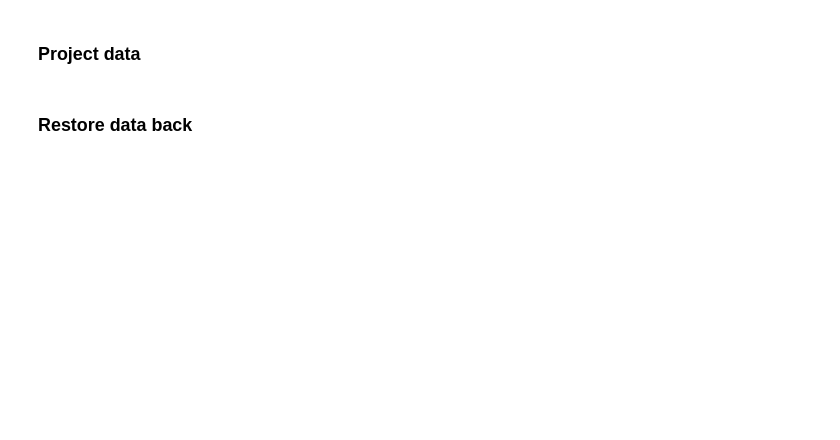
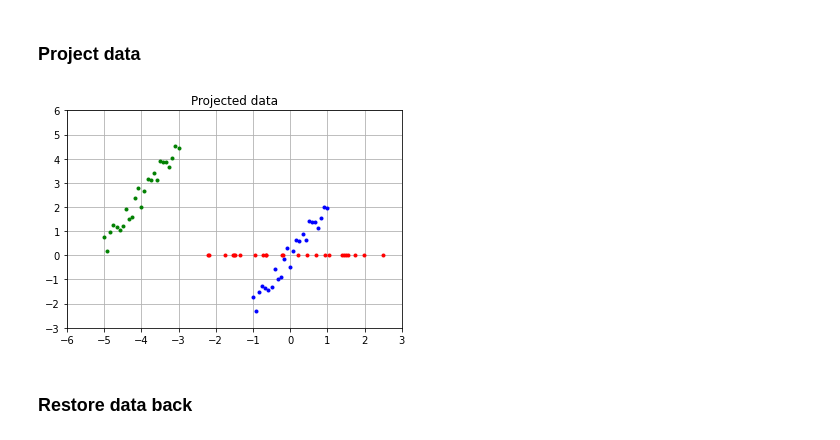
Before and after one commit to themmyloluwaa/mladl_practice, a Jupyter notebook: Labs/[L7]- PCA, Regularization.ipynb, the cells around one changed output. Drawn from its saved outputs; the diff is of its cells as text; code cells hidden in the pictures; blank space fills up the shorter version.

```diff
--- a/Labs/[L7]- PCA, Regularization.ipynb
+++ b/Labs/[L7]- PCA, Regularization.ipynb
@@ -184,7 +269,7 @@ print('cov(X,Y):', cov_xy)
 ### Eigenvectors and eigenvalues
 # %%
 # compute eigenvectors and eigenvalues, print them
-eig_values, eig_vectors = ???
+eig_values, eig_vectors = np.linalg.eig(cov_mat)
 print('eig_values:', eig_values)
 print('eig_vectors:\n', eig_vectors)
 
@@ -192,7 +277,9 @@ print('eig_vectors:\n', eig_vectors)
 # if not, order eigenvectors and eigenvalues by eigenvalues, descending (3 lines)
 # Note: the eig_vectors is a col vectors.
 
-
+idx = np.argsort(-eig_values)
+eig_values = eig_values[idx]
+eig_vectors = eig_vectors[:,idx]
 print('\nsorteed eig_values:', eig_values)
 print('sorted eig_vectors:\n', eig_vectors)
 
@@ -203,15 +302,17 @@ print('\nretained variance:',   retained_var)
 ### Project data ###
 # %%
 # project data to the first principal component
-first_pc = ???
-projected_data = ???
+first_pc = eig_vectors[:,:1]
+projected_data = np.matmul(data_centered,first_pc)
 
 plt.title("Projected data")
 plt.plot(data[:,0], data[:,1], '.', color="green")
 plt.plot(data_centered[:,0], data_centered[:,1], '.', color="blue")
 plt.plot(projected_data, np.zeros(len(projected_data)), '.', color="red")
 plt.axis([-6, 3, -3, 6])
 plt.grid('True')
+# %% [output]
+[figure, added]
 # %% [markdown]
 ### Restore data back ###
 # %%
```
Also changed, not shown: parts of 14 cells of this notebook, 1 other file.
